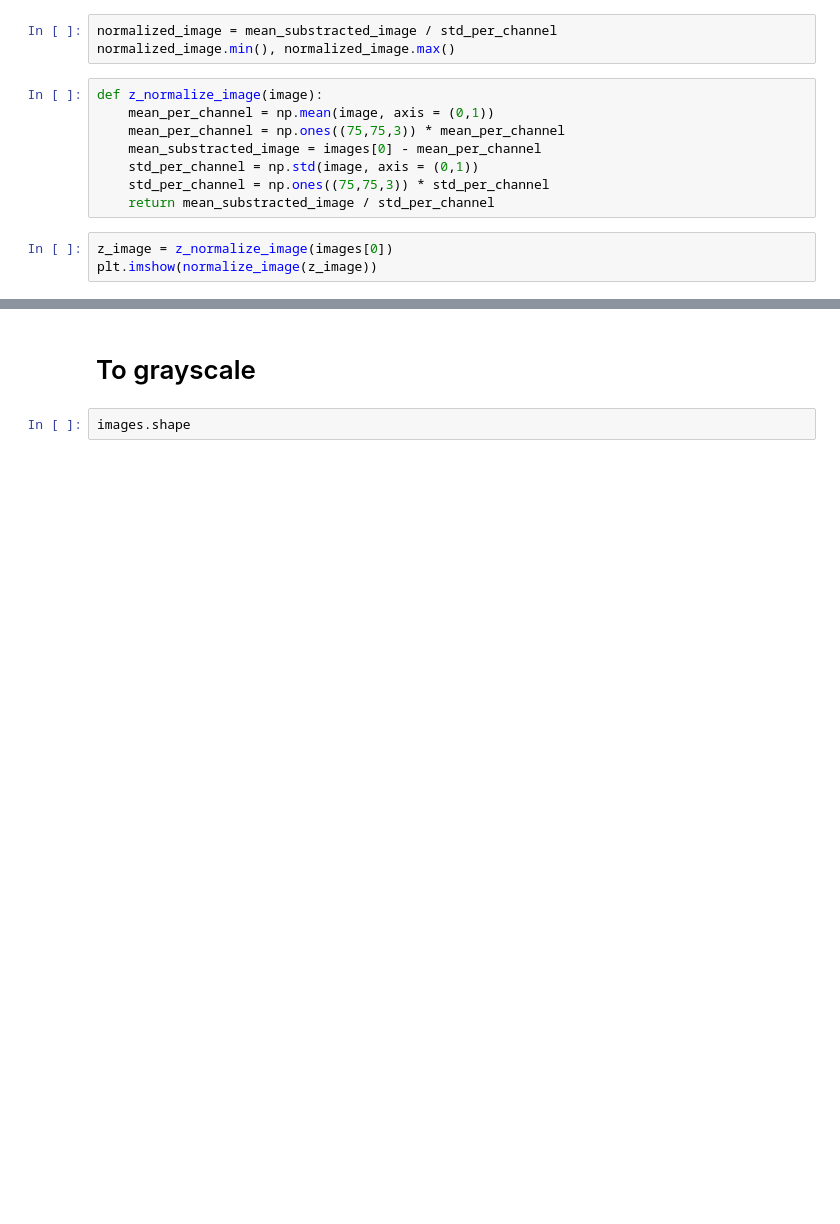
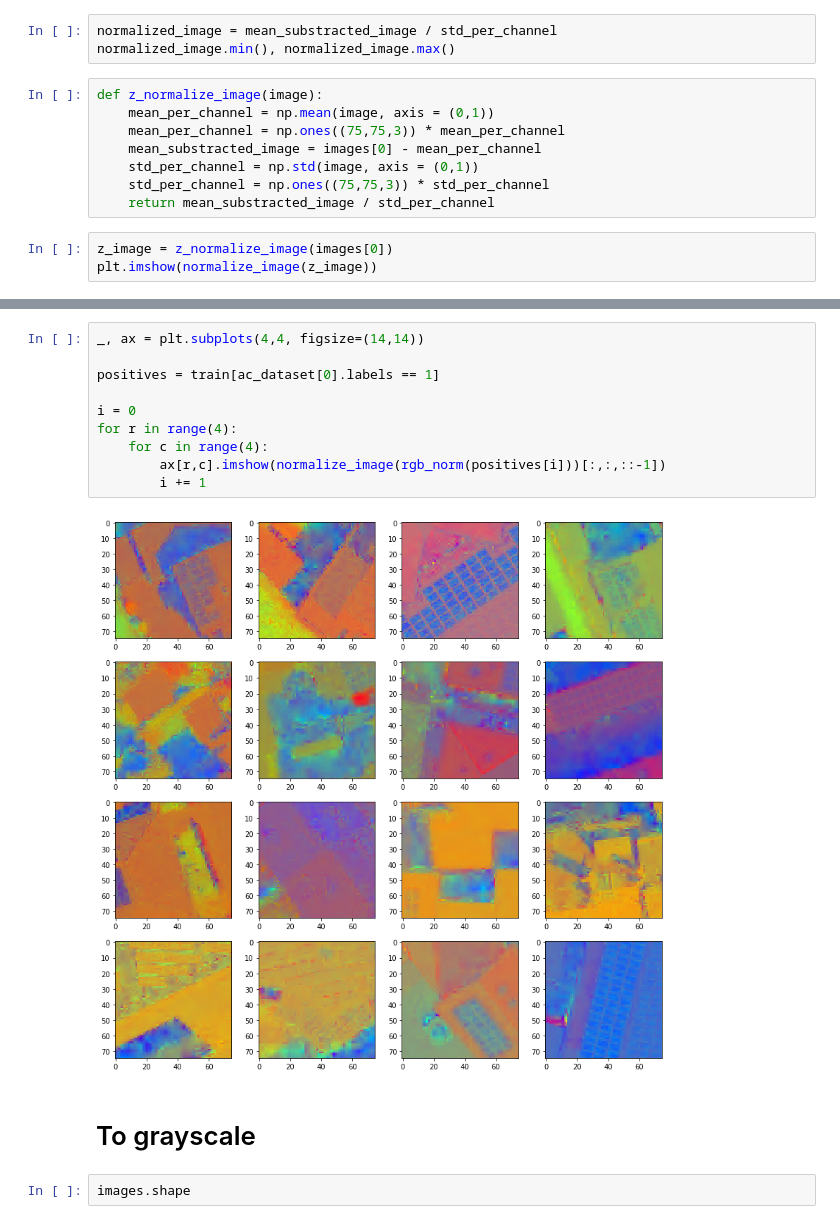
Before and after one commit to thinkpractice/DeepSolaris, a Jupyter notebook: PixelDetection.ipynb, the cells around one changed output, grey strips where cells are left out. Cells and saved outputs as stored; diff of their text form; blank space fills up the shorter version.

```diff
--- a/PixelDetection.ipynb
+++ b/PixelDetection.ipynb
@@ -375,3 +416,15 @@ plt.imshow(normalize_image(z_image))
+# %%
+_, ax = plt.subplots(4,4, figsize=(14,14))
+
+positives = train[ac_dataset[0].labels == 1]
+
+i = 0
+for r in range(4):
+    for c in range(4):
+        ax[r,c].imshow(normalize_image(rgb_norm(positives[i]))[:,:,::-1])
+        i += 1
+# %% [output]
+[figure, added]
 # %% [markdown]
 # To grayscale
 # %%
```
Also changed, not shown: parts of 7 cells of this notebook.
